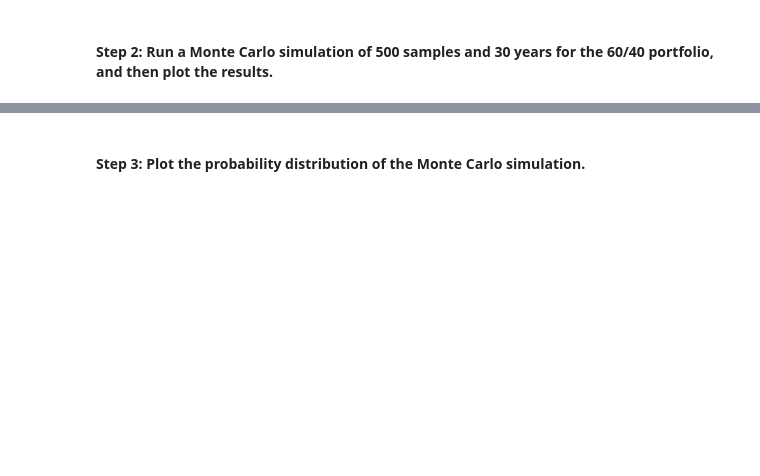
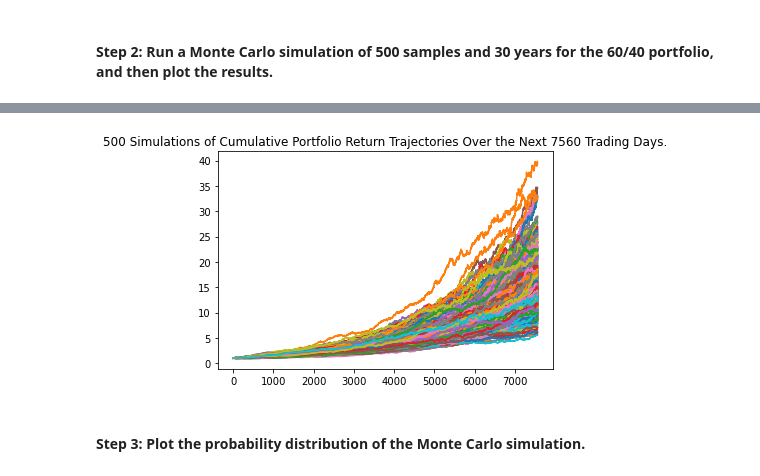
Before and after one commit to Miggs00/financial_planning_tools, a Jupyter notebook: Financial_planning_tools_code/financial_planning_tools.ipynb, the cells around one changed output, grey strips where cells are left out. Drawn from its saved outputs; the diff is of its cells as text; code cells hidden in the pictures; blank space fills up the shorter version.

Commit message:
Worked on code for Monte Carlo Simulation

```diff
--- a/Financial_planning_tools_code/financial_planning_tools.ipynb
+++ b/Financial_planning_tools_code/financial_planning_tools.ipynb
@@ -420,16 +420,20 @@ In this section, you’ll use the MCForecastTools library to create a Monte Carl
 # %%
 # Set start and end dates of 10 years back from your current date
 # Alternatively, you can use an end date of 2020-08-07 and work 10 years back from that date
-# YOUR CODE HERE
-# YOUR CODE HERE
+start_date = pd.Timestamp('2011-04-28', tz='America/New_York').isoformat()
+
+end_date = pd.Timestamp('2021-04-28', tz='America/New_York').isoformat()
 # %%
 # Use the Alpaca get_barset function to make the API call to get the 10 years worth of pricing data
 # The tickers and timeframe parameters should have been set in Part 1 of this activity
 # The start and end dates should be updated with the information set above
 # Remember to add the df property to the end of the call so the response is returned as a DataFrame
-# YOUR CODE HERE
 
+stocks_bonds_df = alpaca.get_barset(
+    tickers,
+    timeframe,
+    start = start_date,
+    end = end_date
+).df
 
-# Display both the first and last five rows of the DataFrame
-# YOUR CODE HERE
-# YOUR CODE HERE
+stocks_bonds_df.head()
@@ -439,7 +463,12 @@ In this section, you’ll use the MCForecastTools library to create a Monte Carl
 # Configure the Monte Carlo simulation to forecast 30 years cumulative returns
 # The weights should be split 40% to AGG and 60% to SPY.
 # Run 500 samples.
-# YOUR CODE HERE
 
+MC_thirtyyear_cumulative = MCSimulation(
+    portfolio_data = stocks_bonds_df,
+    weights = [.60, .40],
+    num_simulation = 500,
+    num_trading_days = 252 * 30
+)
 # Review the simulation input data
-# YOUR CODE HERE
+MC_thirtyyear_cumulative.portfolio_data.head()
@@ -449,7 +519,11 @@ In this section, you’ll use the MCForecastTools library to create a Monte Carl
 # %%
 # Visualize the 30-year Monte Carlo simulation by creating an
 # overlay line plot
 # YOUR CODE HERE
+
+MC_thirty_line_plot = MC_thirtyyear_cumulative.plot_simulation()
+# %% [output]
+[figure, added]
 # %% [markdown]
 #### Step 3: Plot the probability distribution of the Monte Carlo simulation.
 # %%
```
Also changed, not shown: parts of 27 cells of this notebook.
